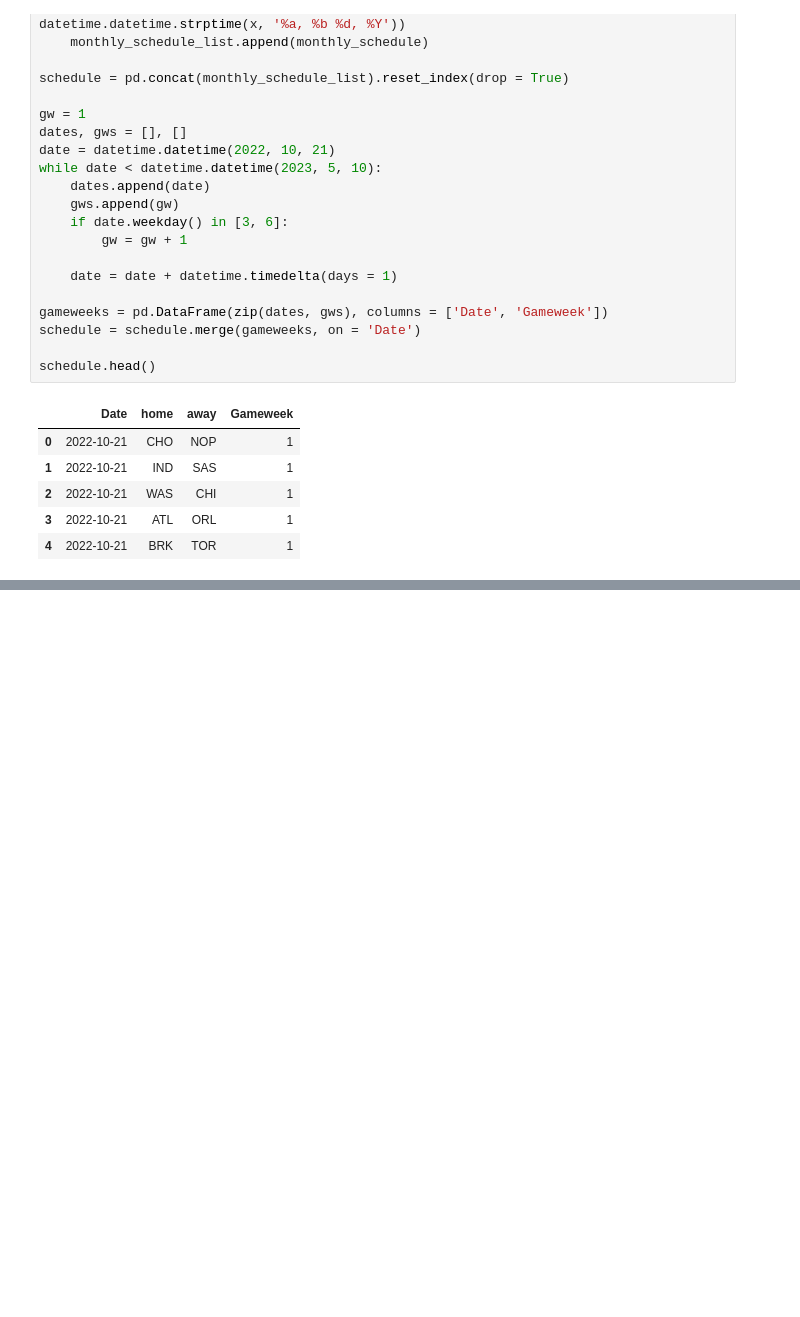
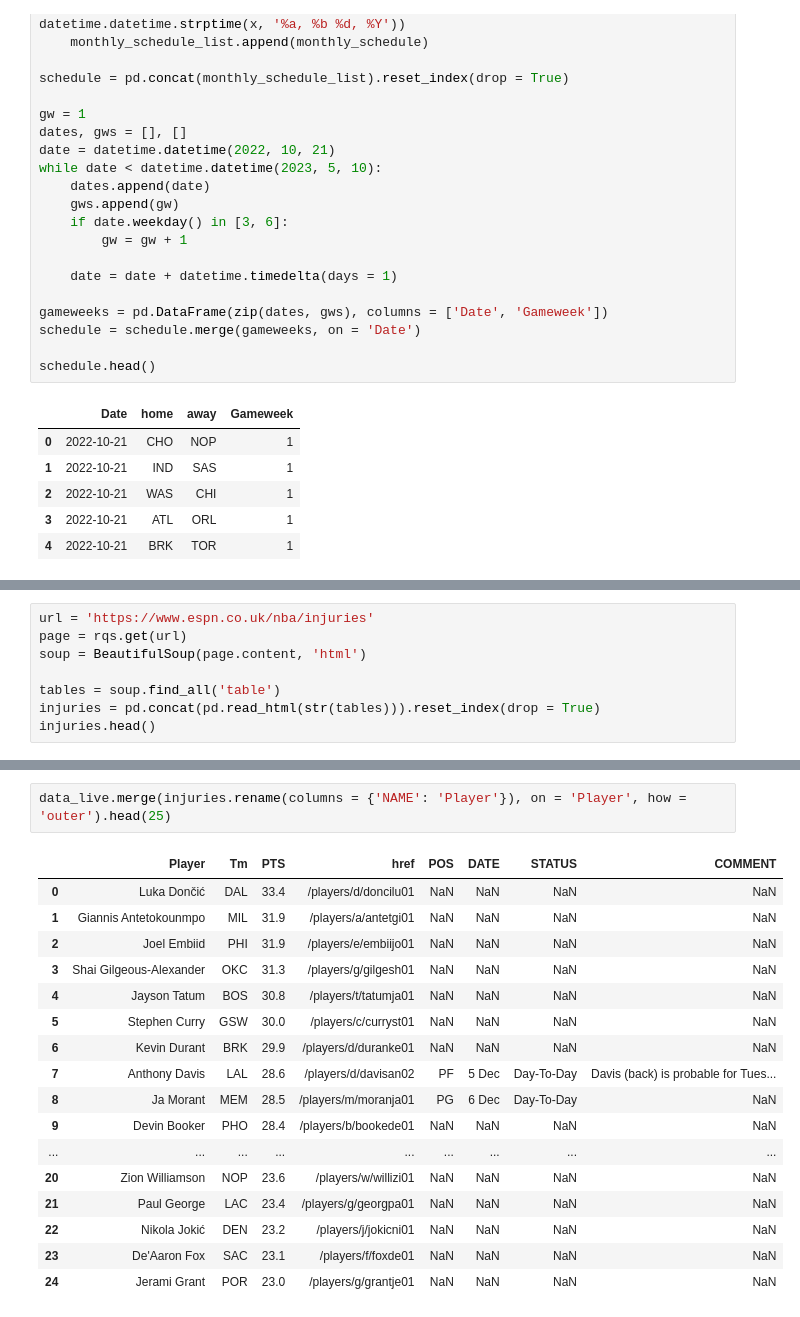
Before and after one commit to martinbog19/SORARE_lineup_builder, a Jupyter notebook: lineup_builder.ipynb, the cells around one changed output, grey strips where cells are left out. Saved outputs shown, nothing was run; the diff lists cells and outputs as text; blank space fills up the shorter version.

```diff
--- a/lineup_builder.ipynb
+++ b/lineup_builder.ipynb
@@ -255,0 +244,8 @@ On average : score(4) / score(1) = 1.339239768467373
+# %%
+url = 'https://www.espn.co.uk/nba/injuries'
+page = rqs.get(url)
+soup = BeautifulSoup(page.content, 'html')
+
+tables = soup.find_all('table')
+injuries = pd.concat(pd.read_html(str(tables))).reset_index(drop = True)
+injuries.head()
@@ -255,0 +281,20 @@ On average : score(4) / score(1) = 1.339239768467373
+# %%
+data_live.merge(injuries.rename(columns = {'NAME': 'Player'}), on = 'Player', how = 'outer').head(25)
+# %% [output]
+|  | Player | Tm | PTS | href | POS | DATE | STATUS | COMMENT |
+| 0 | Luka Dončić | DAL | 33.4 | /players/d/doncilu01 | NaN | NaN | NaN | NaN |
+| 1 | Giannis Antetokounmpo | MIL | 31.9 | /players/a/antetgi01 | NaN | NaN | NaN | NaN |
+| 2 | Joel Embiid | PHI | 31.9 | /players/e/embiijo01 | NaN | NaN | NaN | NaN |
+| 3 | Shai Gilgeous-Alexander | OKC | 31.3 | /players/g/gilgesh01 | NaN | NaN | NaN | NaN |
+| 4 | Jayson Tatum | BOS | 30.8 | /players/t/tatumja01 | NaN | NaN | NaN | NaN |
+| 5 | Stephen Curry | GSW | 30.0 | /players/c/curryst01 | NaN | NaN | NaN | NaN |
+| 6 | Kevin Durant | BRK | 29.9 | /players/d/duranke01 | NaN | NaN | NaN | NaN |
+| 7 | Anthony Davis | LAL | 28.6 | /players/d/davisan02 | PF | 5 Dec | Day-To-Day | Davis (back) is probable for Tues... |
+| 8 | Ja Morant | MEM | 28.5 | /players/m/moranja01 | PG | 6 Dec | Day-To-Day | NaN |
+| 9 | Devin Booker | PHO | 28.4 | /players/b/bookede01 | NaN | NaN | NaN | NaN |
+| ... | ... | ... | ... | ... | ... | ... | ... | ... |
+| 20 | Zion Williamson | NOP | 23.6 | /players/w/willizi01 | NaN | NaN | NaN | NaN |
+| 21 | Paul George | LAC | 23.4 | /players/g/georgpa01 | NaN | NaN | NaN | NaN |
+| 22 | Nikola Jokić | DEN | 23.2 | /players/j/jokicni01 | NaN | NaN | NaN | NaN |
+| 23 | De'Aaron Fox | SAC | 23.1 | /players/f/foxde01 | NaN | NaN | NaN | NaN |
+| 24 | Jerami Grant | POR | 23.0 | /players/g/grantje01 | NaN | NaN | NaN | NaN |
```
Also changed, not shown: parts of 9 cells of this notebook, 1 other file.
